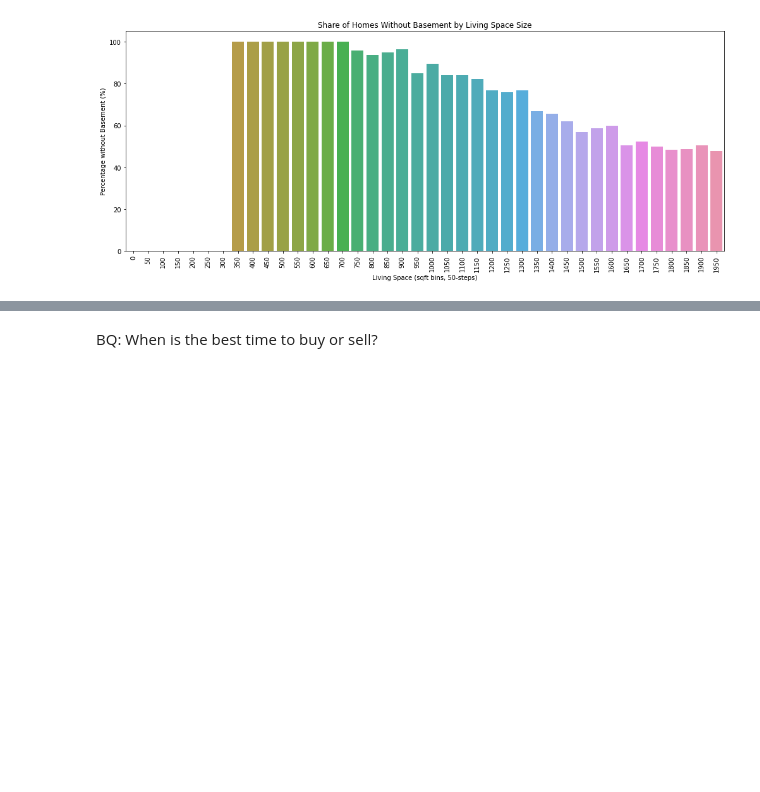
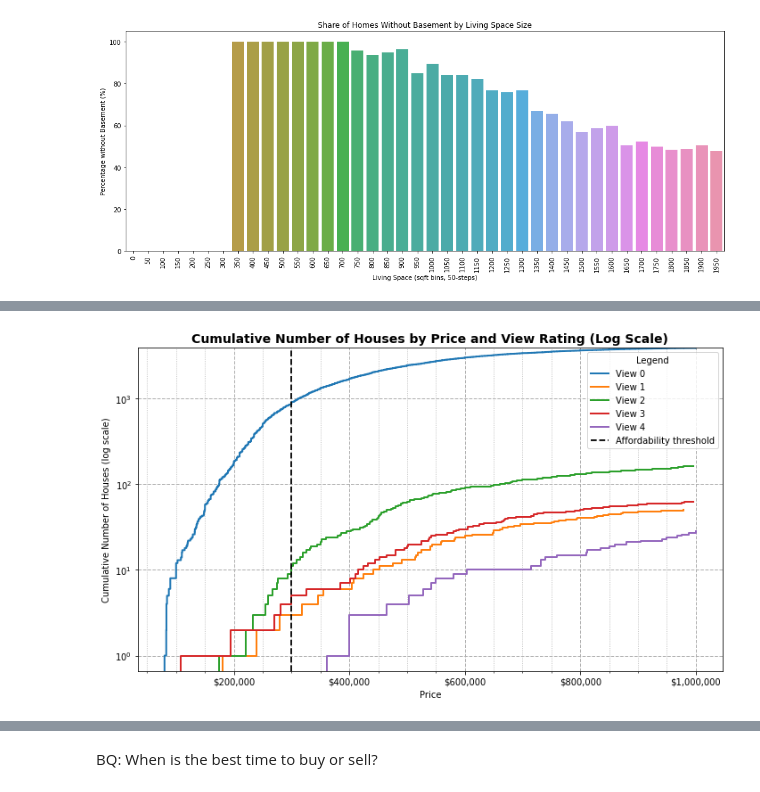
Before and after one commit to codedeedope/ScientificProgrammingLab, a Jupyter notebook: EDA_Project.ipynb, the cells around one changed output, grey strips where cells are left out. Drawn from its saved outputs; the diff is of its cells as text; code cells hidden in the pictures; blank space fills up the shorter version.

Commit message:
Improved chart for first hypothesis

```diff
--- a/EDA_Project.ipynb
+++ b/EDA_Project.ipynb
@@ -183,0 +113,65 @@ plt.show()
+# %%
+import seaborn as sns
+import matplotlib.pyplot as plt
+from matplotlib.ticker import FuncFormatter, AutoMinorLocator
+
+max_price = 1000000
+affordability_threshold = 300000
+
+df_plot = df[df["price"] <= max_price]
+
+plt.figure(figsize=(10,6))
+palette = sns.color_palette("tab10", 5)
+
+for i, view_level in enumerate(sorted(df_plot["view"].unique())):
+    subset = df_plot[df_plot["view"] == view_level]
+
+    sns.ecdfplot(
+        data=subset,
+        x="price",
+        stat="count",
+        label=f"View {view_level}",
+        color=palette[i],
+        linewidth=2
+    )
+
+# Log scale on y-axis
+plt.yscale("log")
+
+# Affordability threshold line
+plt.axvline(
+    affordability_threshold,
+    color="black",
+    linestyle="--",
+    linewidth=1.8,
+    label="Affordability threshold"
+)
+
+# Grid + minor ticks
+ax = plt.gca()
+ax.xaxis.set_minor_locator(AutoMinorLocator(4))
+ax.yaxis.set_minor_locator(AutoMinorLocator(4))
+ax.grid(True, which="major", linestyle="--", linewidth=1.0, alpha=1.0)
+ax.grid(True, which="minor", linestyle=":", linewidth=0.8, alpha=1.0)
+ax.set_axisbelow(True)
+
+# Dollar formatting
+def dollar_formatter(x, pos):
+    return f"${int(x):,}"
+
+ax.xaxis.set_major_formatter(FuncFormatter(dollar_formatter))
+
+plt.title(
+    "Cumulative Number of Houses by Price and View Rating (Log Scale)",
+    fontsize=14,
+    weight="bold"
+)
+
+plt.xlabel("Price")
+plt.ylabel("Cumulative Number of Houses (log scale)")
+plt.legend(title="Legend")
+
+plt.tight_layout()
+plt.show()
+# %% [output]
+[figure, added]
```
Also changed, not shown: parts of 4 cells of this notebook.
